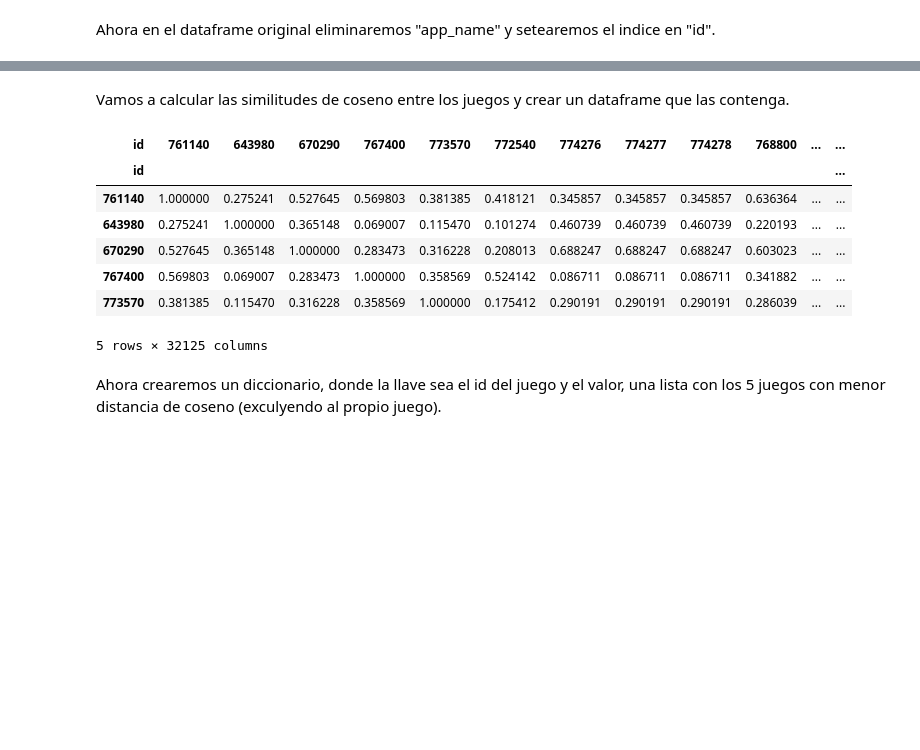
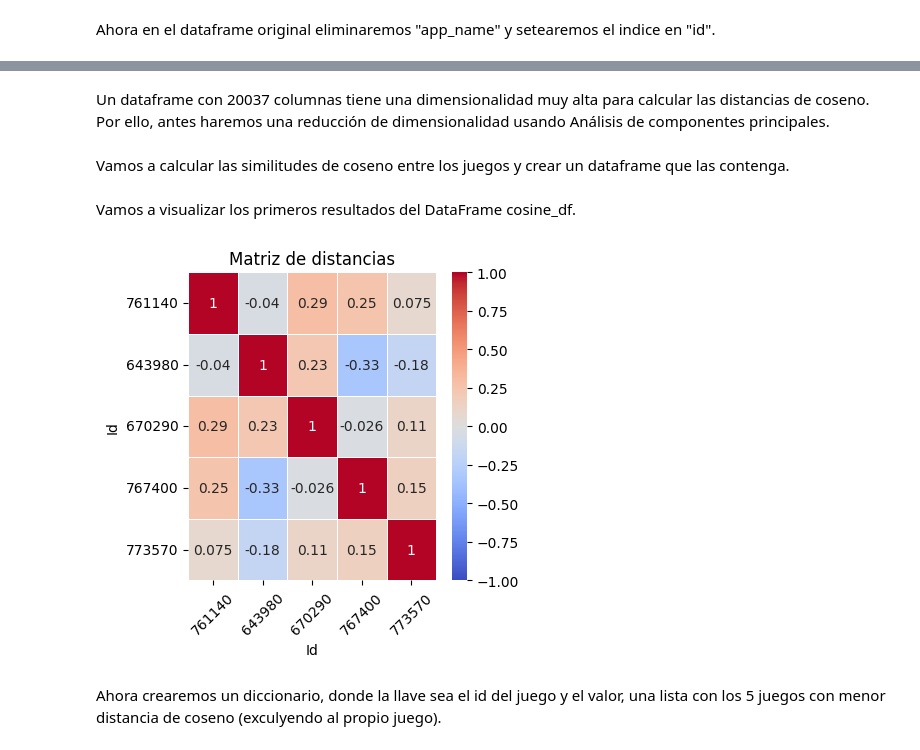
Before and after one commit to dsdrajlin/PI-MLOPs, a Jupyter notebook: RS.ipynb, the cells around one changed output, grey strips where cells are left out. Cells and saved outputs as stored; diff of their text form; code cells hidden in the pictures; blank space fills up the shorter version.

```diff
--- a/RS.ipynb
+++ b/RS.ipynb
@@ -26,0 +84,13 @@ df.head(2)
+# %%
+# Crear una instancia de TfidfVectorizer.
+tfidf_vectorizer = TfidfVectorizer()
+
+# Ajustar el vectorizador y transformar los títulos en representaciones TF-IDF.
+tfidf_matrix = tfidf_vectorizer.fit_transform(df['app_name'])
+
+# Convertir la matriz TF-IDF a un DataFrame.
+tfidf_df = pd.DataFrame(tfidf_matrix.toarray(),
+                        columns=tfidf_vectorizer.get_feature_names_out())
+
+# Concatenar el DataFrame original 'df' con el DataFrame de TF-IDF 'tfidf_df'.
+df = pd.concat([df, tfidf_df], axis=1)
@@ -47,22 +124,39 @@ df.head(2)
+# %% [markdown]
+Un dataframe con 20037 columnas tiene una dimensionalidad muy alta para calcular las distancias de coseno. Por ello, antes haremos una reducción de dimensionalidad usando Análisis de componentes principales.
+# %%
+n_components = 100  # Número de componentes principales a retener.
+
+# Crear una instancia de PCA.
+pca = PCA(n_components=n_components)
+
+# Ajustar y transformar el dataframe con la instancia creada.
+df_reduced = pca.fit_transform(df)
 # %% [markdown]
 Vamos a calcular las similitudes de coseno entre los juegos y crear un dataframe que las contenga.
 # %%
-# Calcular la similitud de coseno entre las filas del DataFrame original.
-cosine_sim = cosine_similarity(df.values)
+# Calcular las distancias de coseno el array reducido.
+cosine_distances = cosine_similarity(df_reduced)
 
-# Crear un nuevo DataFrame con juegos como filas y columnas.
-game_similarity_df = pd.DataFrame(cosine_sim, index=df.index, columns=df.index)
-
-game_similarity_df.head()
+# Crear un nuevo DataFrame con las distancias de coseno.
+cosine_df = pd.DataFrame(cosine_distances, index=df.index, columns=df.index)
-# %% [output]
-| id | 761140 | 643980 | 670290 | 767400 | 773570 | 772540 | 774276 | 774277 | 774278 | 768800 | ... | ... |
-| id |  |  |  |  |  |  |  |  |  |  |  | ... |
-| 761140 | 1.000000 | 0.275241 | 0.527645 | 0.569803 | 0.381385 | 0.418121 | 0.345857 | 0.345857 | 0.345857 | 0.636364 | ... | ... |
-| 643980 | 0.275241 | 1.000000 | 0.365148 | 0.069007 | 0.115470 | 0.101274 | 0.460739 | 0.460739 | 0.460739 | 0.220193 | ... | ... |
-| 670290 | 0.527645 | 0.365148 | 1.000000 | 0.283473 | 0.316228 | 0.208013 | 0.688247 | 0.688247 | 0.688247 | 0.603023 | ... | ... |
-| 767400 | 0.569803 | 0.069007 | 0.283473 | 1.000000 | 0.358569 | 0.524142 | 0.086711 | 0.086711 | 0.086711 | 0.341882 | ... | ... |
-| 773570 | 0.381385 | 0.115470 | 0.316228 | 0.358569 | 1.000000 | 0.175412 | 0.290191 | 0.290191 | 0.290191 | 0.286039 | ... | ... |
-5 rows × 32125 columns
+# %% [markdown]
+Vamos a visualizar los primeros resultados del DataFrame cosine_df.
+# %%
+import seaborn as sns
+plt.figure(figsize=(4, 4))
+heatmap = sns.heatmap(cosine_df.iloc[:5,:5], annot=True, cmap='coolwarm',
+                      linewidths=0.5, vmin=-1, vmax=1)
+
+# Añadir etiquetas a los ejes
+plt.xlabel('Id')
+plt.ylabel('Id')
+plt.title("Matriz de distancias")
+heatmap.set_xticklabels(heatmap.get_xticklabels(), rotation=45)
+heatmap.set_yticklabels(heatmap.get_yticklabels(), rotation=0)
+
+plt.show()
+# %% [output]
+[figure, added]
 # %% [markdown]
 Ahora crearemos un diccionario, donde la llave sea el id del juego y el valor, una lista con los 5 juegos con menor distancia de coseno (exculyendo al propio juego).
 # %%
```
Also changed, not shown: parts of 23 cells of this notebook, 4 other files.
